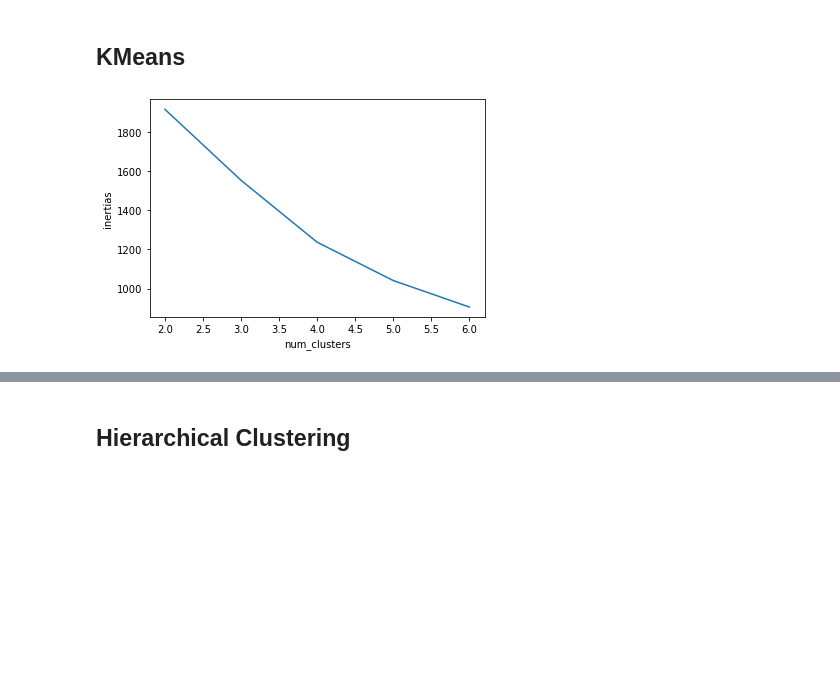
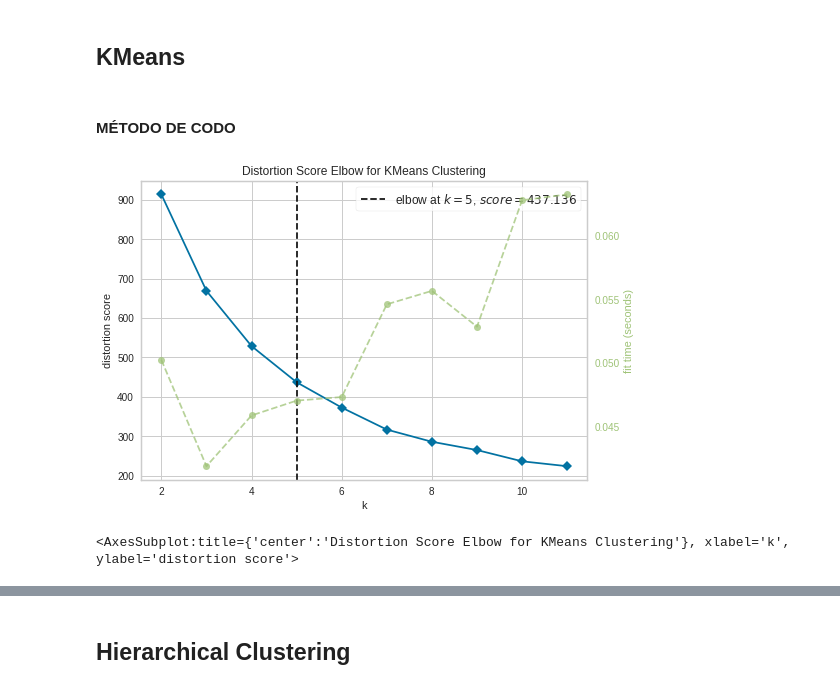
Before and after one commit to PabloJRW/super_store_projects, a Jupyter notebook: SEGMENTACION DE CLIENTES.ipynb, the cells around one changed output, grey strips where cells are left out. Saved outputs shown, nothing was run; the diff lists cells and outputs as text; code cells hidden in the pictures; blank space fills up the shorter version.

```diff
--- a/SEGMENTACION DE CLIENTES.ipynb
+++ b/SEGMENTACION DE CLIENTES.ipynb
@@ -247,0 +137,11 @@ components = pca2.fit_transform(scaled_features)
+# %%
+# Datos agrupados por 'Customer ID'
+consumerID_data = consumer.groupby(by='Customer ID')[['Sales','n_sales','Discount','Profit','cohort_diff']].mean()
+
+# Crea variable del número de veces que los clientes han comprado
+#consumerID_data['n_sales'] = consumer.groupby('Customer ID')['Order ID'].count()
+
+# Cantidad de productos comprado por cliente
+consumerID_data['n_quantity'] = consumer.groupby('Customer ID')['Quantity'].sum()
+
+consumerID_data.head()
@@ -247,0 +186,12 @@ components = pca2.fit_transform(scaled_features)
+# %%
+scaler_pipeline = ColumnTransformer(
+                        transformers=[
+                            ('robust_scaler', RobustScaler(), ['Sales','n_sales','cohort_diff','n_quantity'])
+                        ]
+)
+
+# Escalado de variables
+scaled_features = scaler_pipeline.fit_transform(consumerID_data)
+
+# Variables escaladas - DataFrame
+scaled_features = pd.DataFrame(scaled_features)
@@ -248,18 +249,27 @@ components = pca2.fit_transform(scaled_features)
+# %%
+#
+
+# Modelo
+pca2 = PCA(n_components=3)
+
+# Componentes principales para entrenamiento
+components = pca2.fit_transform(scaled_features)
 # %% [markdown]
 ## KMeans
+# %% [markdown]
+#### MÉTODO DE CODO
 # %%
 # MÉTODO DE CODO
 # ============================================================================
+from yellowbrick.cluster import SilhouetteVisualizer
+from yellowbrick.cluster import KElbowVisualizer
 
-inertia = []
-num_clusters = np.arange(2,7)
-for i in num_clusters:
-    kmeans = KMeans(n_clusters=i).fit(components)
-    inertia.append(kmeans.inertia_)
 
-elbow_data = pd.DataFrame({'num_clusters':num_clusters, 'inertias': inertia})
+model = KMeans()
+visualizer = KElbowVisualizer(model, k=(2,12))
 
-sns.lineplot(x=elbow_data.num_clusters, y=elbow_data.inertias)
-plt.show()
+visualizer.fit(components)        # Fit the data to the visualizer
+visualizer.show()        # Finalize and render the figure
 # %% [output]
-[figure, old version]
+[figure, new version]
+<AxesSubplot:title={'center':'Distortion Score Elbow for KMeans Clustering'}, xlabel='k', ylabel='distortion score'>
```
Also changed, not shown: parts of 32 cells of this notebook.
